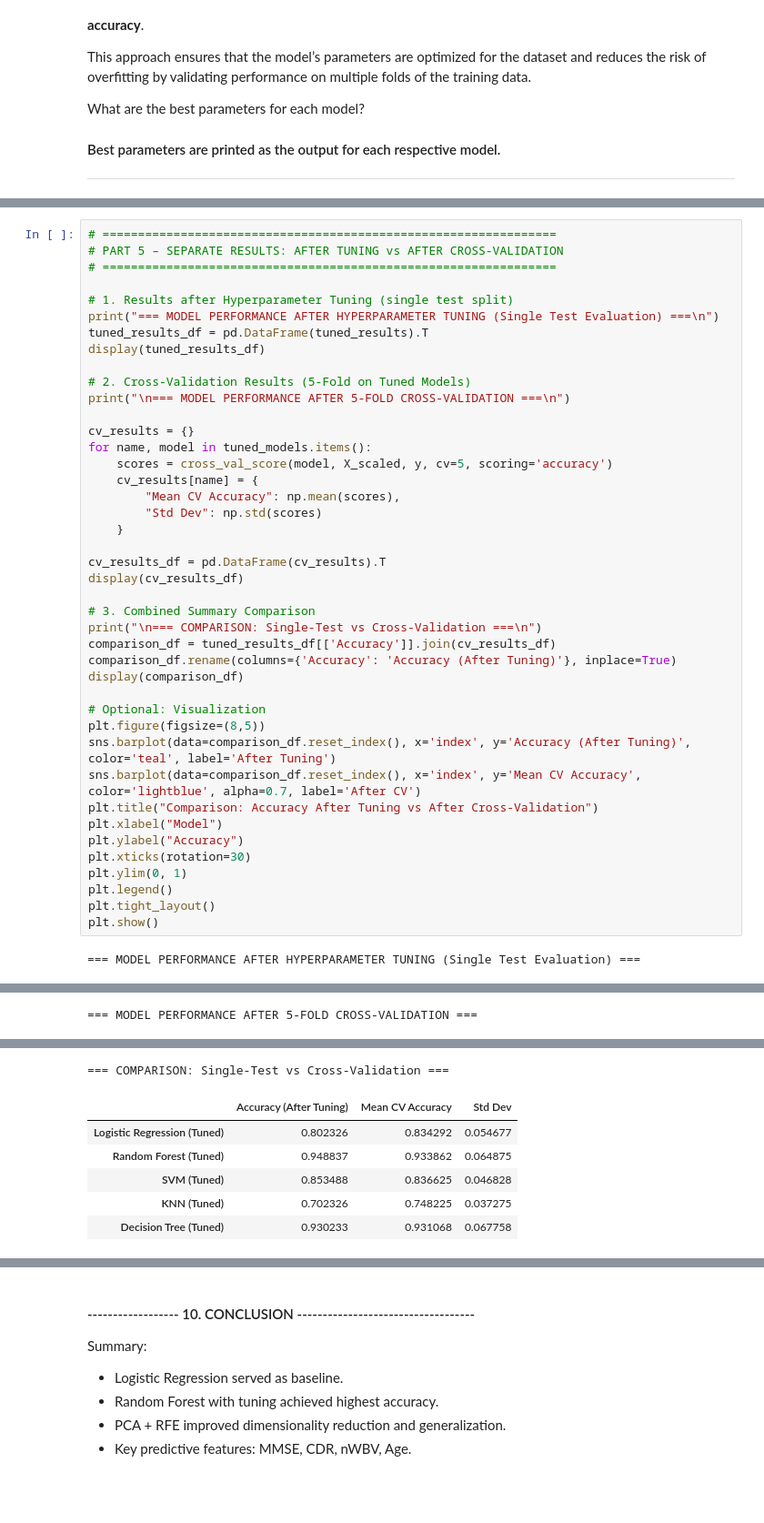
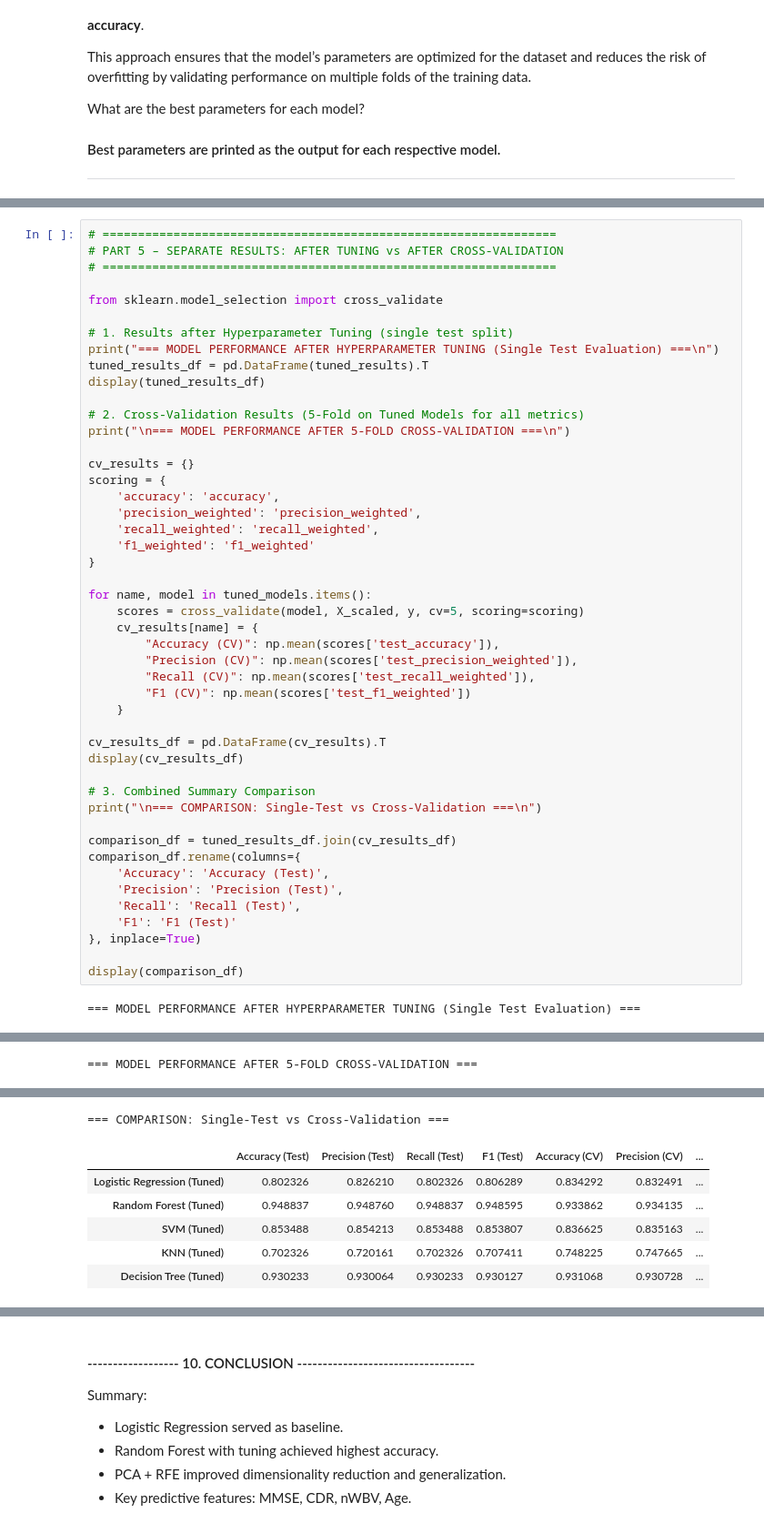
Before and after one commit to SmritiReddyy/Alzheimer-s-Disease-Detection-with-ML, a Jupyter notebook: MLMidterm.ipynb, the cells around one changed output, grey strips where cells are left out. Shown at 91% size. Cells and saved outputs as stored; diff of their text form; blank space fills up the shorter version.

Commit message:
Version with all tests - for reference

```diff
--- a/MLMidterm.ipynb
+++ b/MLMidterm.ipynb
@@ -860,21 +880,32 @@ Cross-Validation Accuracy (SVM (Tuned)): 0.8366
 # ================================================================
 # PART 5 – SEPARATE RESULTS: AFTER TUNING vs AFTER CROSS-VALIDATION
 # ================================================================
+
+from sklearn.model_selection import cross_validate
 
 # 1. Results after Hyperparameter Tuning (single test split)
 print("=== MODEL PERFORMANCE AFTER HYPERPARAMETER TUNING (Single Test Evaluation) ===\n")
 tuned_results_df = pd.DataFrame(tuned_results).T
 display(tuned_results_df)
 
-# 2. Cross-Validation Results (5-Fold on Tuned Models)
+# 2. Cross-Validation Results (5-Fold on Tuned Models for all metrics)
 print("\n=== MODEL PERFORMANCE AFTER 5-FOLD CROSS-VALIDATION ===\n")
 
 cv_results = {}
+scoring = {
+    'accuracy': 'accuracy',
+    'precision_weighted': 'precision_weighted',
+    'recall_weighted': 'recall_weighted',
+    'f1_weighted': 'f1_weighted'
+}
+
 for name, model in tuned_models.items():
-    scores = cross_val_score(model, X_scaled, y, cv=5, scoring='accuracy')
+    scores = cross_validate(model, X_scaled, y, cv=5, scoring=scoring)
     cv_results[name] = {
-        "Mean CV Accuracy": np.mean(scores),
-        "Std Dev": np.std(scores)
+        "Accuracy (CV)": np.mean(scores['test_accuracy']),
+        "Precision (CV)": np.mean(scores['test_precision_weighted']),
+        "Recall (CV)": np.mean(scores['test_recall_weighted']),
+        "F1 (CV)": np.mean(scores['test_f1_weighted'])
     }
 
 cv_results_df = pd.DataFrame(cv_results).T
@@ -882,22 +913,16 @@ display(cv_results_df)
 
 # 3. Combined Summary Comparison
 print("\n=== COMPARISON: Single-Test vs Cross-Validation ===\n")
-comparison_df = tuned_results_df[['Accuracy']].join(cv_results_df)
-comparison_df.rename(columns={'Accuracy': 'Accuracy (After Tuning)'}, inplace=True)
+
+comparison_df = tuned_results_df.join(cv_results_df)
+comparison_df.rename(columns={
+    'Accuracy': 'Accuracy (Test)',
+    'Precision': 'Precision (Test)',
+    'Recall': 'Recall (Test)',
+    'F1': 'F1 (Test)'
+}, inplace=True)
+
 display(comparison_df)
-
-# Optional: Visualization
-plt.figure(figsize=(8,5))
-sns.barplot(data=comparison_df.reset_index(), x='index', y='Accuracy (After Tuning)', color='teal', label='After Tuning')
-sns.barplot(data=comparison_df.reset_index(), x='index', y='Mean CV Accuracy', color='lightblue', alpha=0.7, label='After CV')
-plt.title("Comparison: Accuracy After Tuning vs After Cross-Validation")
-plt.xlabel("Model")
-plt.ylabel("Accuracy")
-plt.xticks(rotation=30)
-plt.ylim(0, 1)
-plt.legend()
-plt.tight_layout()
-plt.show()
 # %% [output]
 === MODEL PERFORMANCE AFTER HYPERPARAMETER TUNING (Single Test Evaluation) ===
 |  | Accuracy | Precision | Recall | F1 |
@@ -916,7 +941,7 @@ plt.show()
 === COMPARISON: Single-Test vs Cross-Validation ===
-|  | Accuracy (After Tuning) | Mean CV Accuracy | Std Dev |
-| Logistic Regression (Tuned) | 0.802326 | 0.834292 | 0.054677 |
-| Random Forest (Tuned) | 0.948837 | 0.933862 | 0.064875 |
-| SVM (Tuned) | 0.853488 | 0.836625 | 0.046828 |
-| KNN (Tuned) | 0.702326 | 0.748225 | 0.037275 |
-| Decision Tree (Tuned) | 0.930233 | 0.931068 | 0.067758 |
+|  | Accuracy (Test) | Precision (Test) | Recall (Test) | F1 (Test) | Accuracy (CV) | Precision (CV) | ... |
+| Logistic Regression (Tuned) | 0.802326 | 0.826210 | 0.802326 | 0.806289 | 0.834292 | 0.832491 | ... |
+| Random Forest (Tuned) | 0.948837 | 0.948760 | 0.948837 | 0.948595 | 0.933862 | 0.934135 | ... |
+| SVM (Tuned) | 0.853488 | 0.854213 | 0.853488 | 0.853807 | 0.836625 | 0.835163 | ... |
+| KNN (Tuned) | 0.702326 | 0.720161 | 0.702326 | 0.707411 | 0.748225 | 0.747665 | ... |
+| Decision Tree (Tuned) | 0.930233 | 0.930064 | 0.930233 | 0.930127 | 0.931068 | 0.930728 | ... |
```
Also changed, not shown: parts of 14 cells of this notebook.
